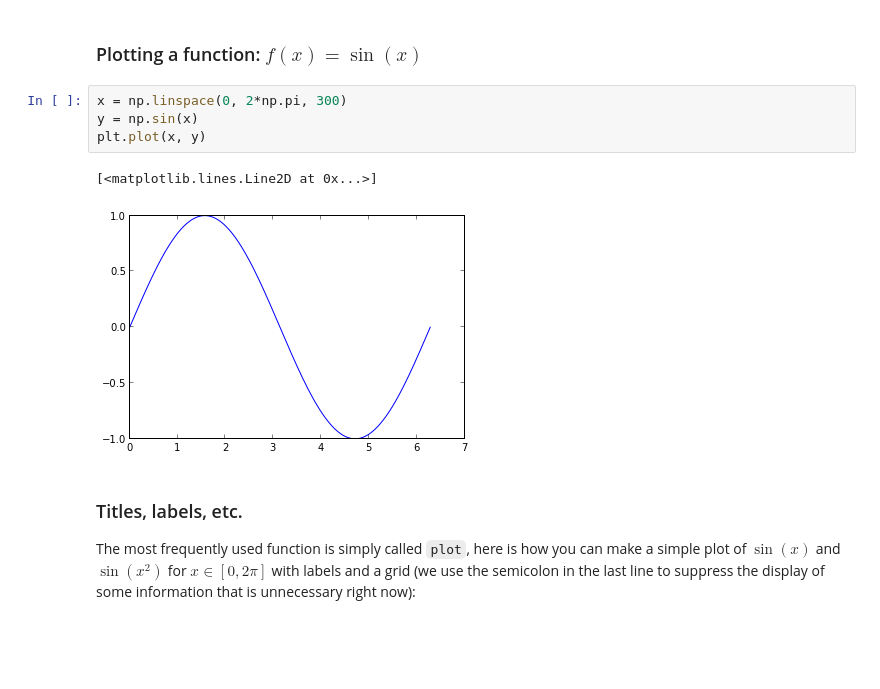
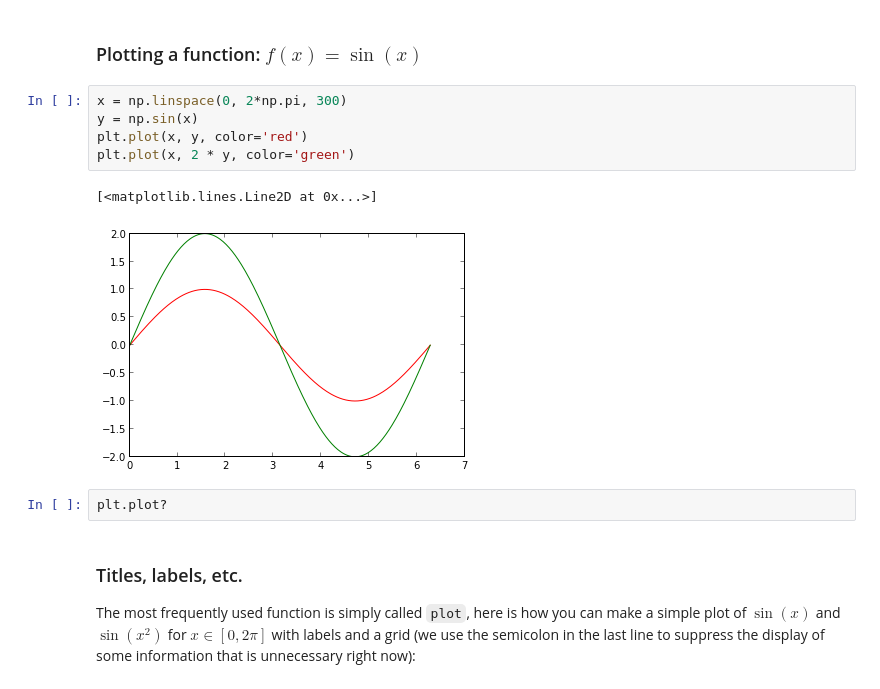
Before and after one commit to jakevdp/2013_fall_ASTR599, a Jupyter notebook: notebooks/06_MatplotlibIntro.ipynb, the cells around one changed output. Cells and saved outputs as stored; diff of their text form; blank space fills up the shorter version.

```diff
--- a/notebooks/06_MatplotlibIntro.ipynb
+++ b/notebooks/06_MatplotlibIntro.ipynb
@@ -50,10 +50,13 @@ plt.plot(np.random.rand(100))
 # %%
 x = np.linspace(0, 2*np.pi, 300)
 y = np.sin(x)
-plt.plot(x, y)
+plt.plot(x, y, color='red')
+plt.plot(x, 2 * y, color='green')
 # %% [output]
 [<matplotlib.lines.Line2D at 0x...>]
-[figure, old version]
+[figure, new version]
+# %%
+plt.plot?
 # %% [markdown]
 ### Titles, labels, etc.
 
```
Also changed, not shown: parts of 11 cells of this notebook, 8 other files.
